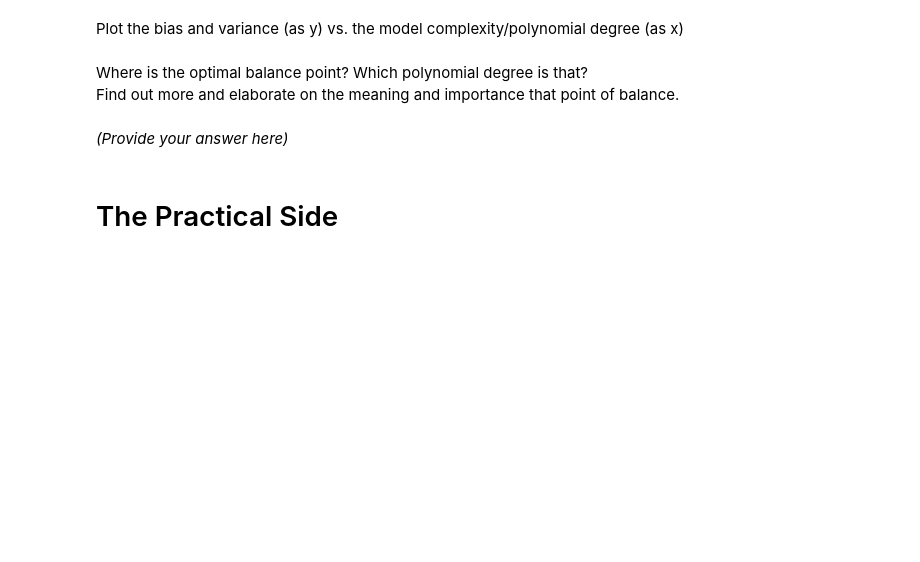
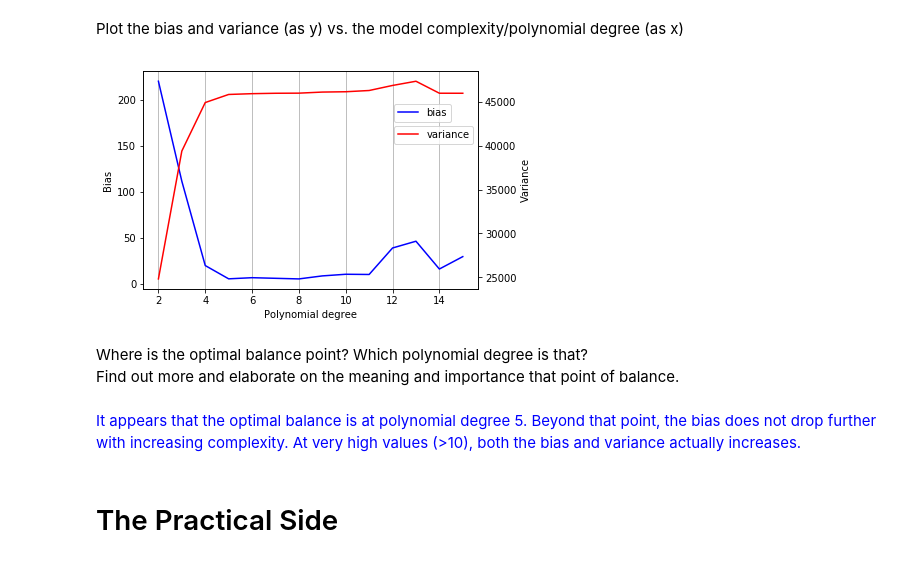
Before and after one commit to nickyeolk/aiap_projects, a Jupyter notebook: aiap-week2/Week 2 - Statistical Learning - Release.ipynb, the cells around one changed output. Drawn from its saved outputs; the diff is of its cells as text; code cells hidden in the pictures; blank space fills up the shorter version.

```diff
--- a/aiap-week2/Week 2 - Statistical Learning - Release.ipynb
+++ b/aiap-week2/Week 2 - Statistical Learning - Release.ipynb
@@ -399,10 +456,24 @@ Repeat the whole procedure of calculating bias variance, but this time using pol
 # %% [markdown]
 Plot the bias and variance (as y) vs. the model complexity/polynomial degree (as x)
+# %%
+fig,ax1=plt.subplots()
+ax1.plot(np.arange(2,16),bias_all,color='blue',label='bias')
+ax1.set_ylabel('Bias')
+plt.legend(bbox_to_anchor=(0.75, 0.85), loc=2, borderaxespad=0.)
+ax2=ax1.twinx()
+ax2.plot(np.arange(2,16),variance_all,color='red',label='variance')
+ax2.set_ylabel('Variance')
+ax1.grid(which='both',axis='x')
+ax1.set_xlabel('Polynomial degree')
+plt.legend(bbox_to_anchor=(0.75, 0.75), loc=2, borderaxespad=0.)
+plt.show()
+# %% [output]
+[figure, added]
 # %% [markdown]
 Where is the optimal balance point? Which polynomial degree is that? <br>
 Find out more and elaborate on the meaning and importance that point of balance.
-# %% [markdown]
-_(Provide your answer here)_
+# %% [markdown]
+<font color='blue'>It appears that the optimal balance is at polynomial degree 5. Beyond that point, the bias does not drop further with increasing complexity. At very high values (>10), both the bias and variance actually increases.</font>
 # %% [markdown]
 # The Practical Side
 # %% [markdown]
```
Also changed, not shown: parts of 11 cells of this notebook.
